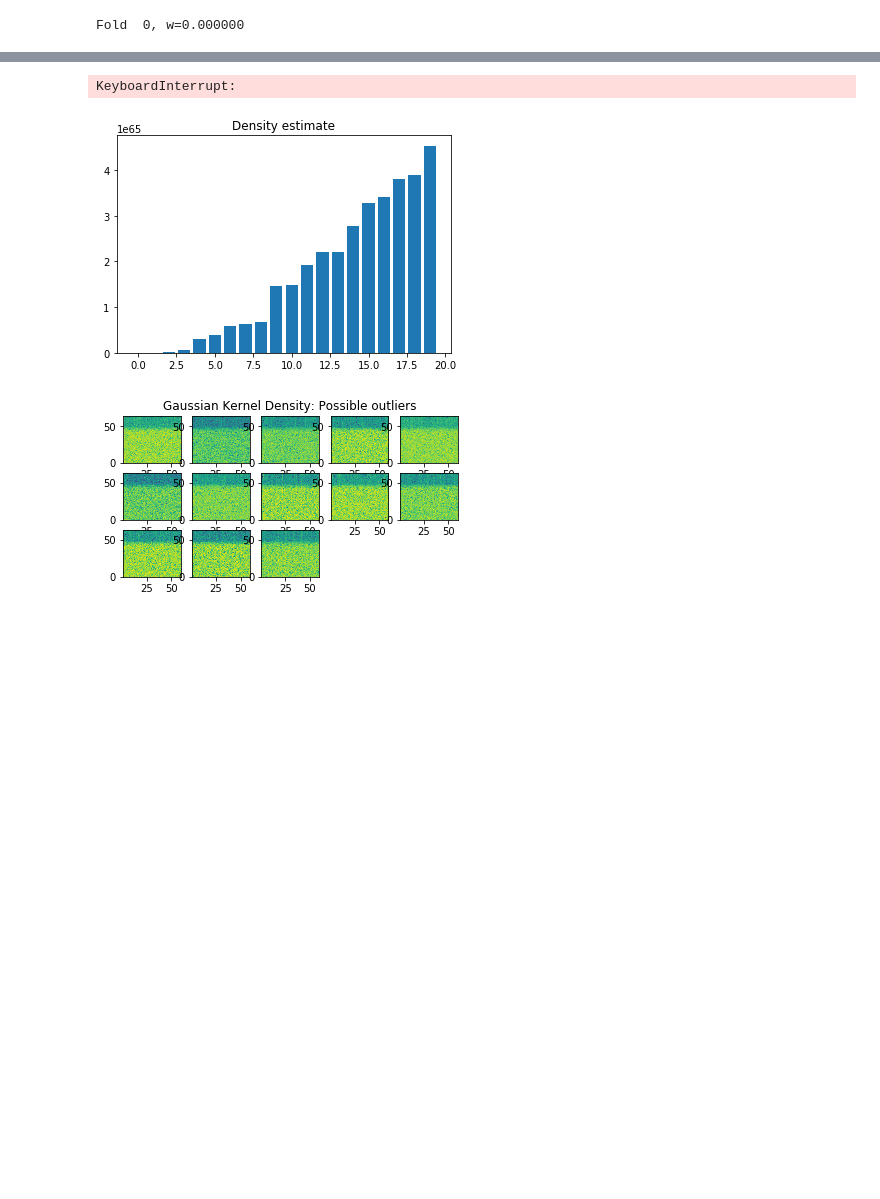
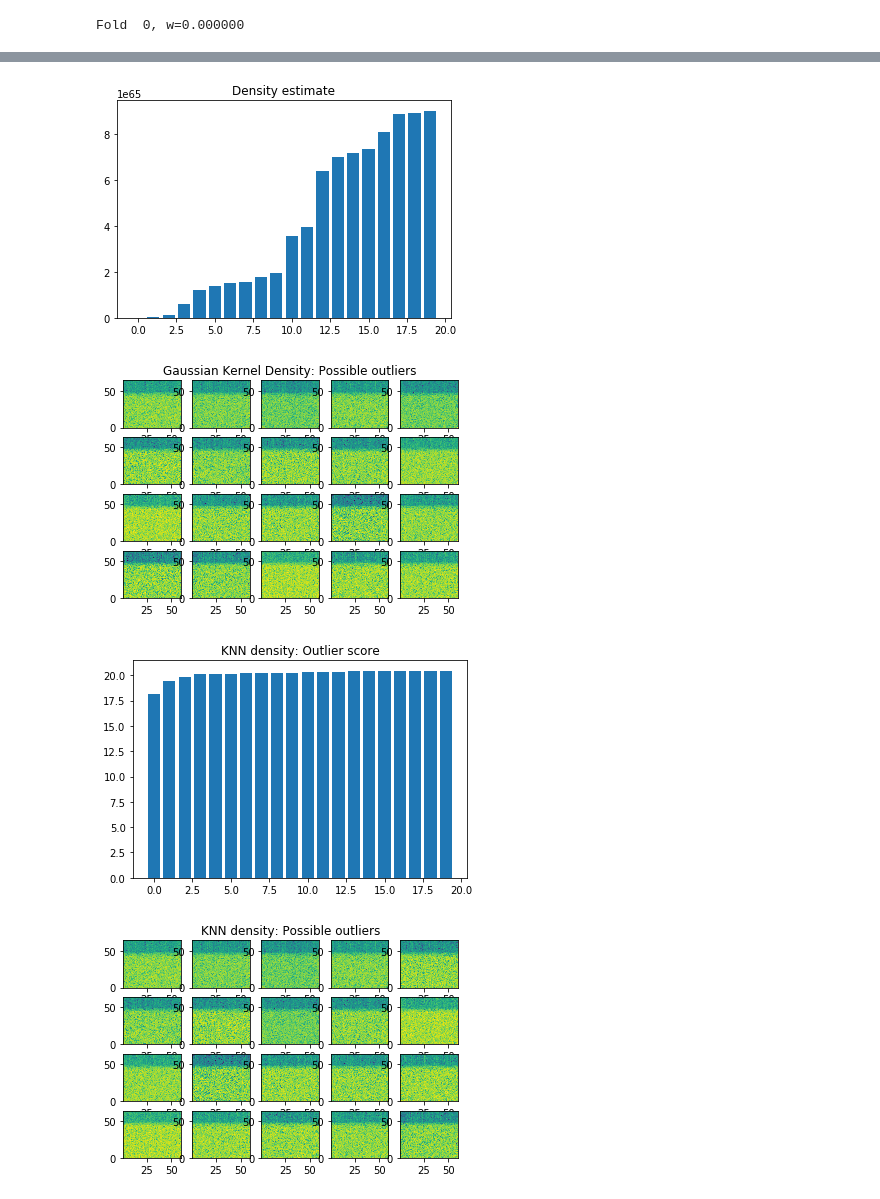
Before and after one commit to Wedenborg/DeepLearningProject, a Jupyter notebook: Data processing_plus_PCA.ipynb, the cells around one changed output, grey strips where cells are left out. Saved outputs shown, nothing was run; the diff lists cells and outputs as text; code cells hidden in the pictures; blank space fills up the shorter version.

```diff
--- a/Data processing_plus_PCA.ipynb
+++ b/Data processing_plus_PCA.ipynb
@@ -409,8 +405,8 @@ print('Optimal estimated width is: {0}'.format(width))
 density, log_density = gausKernelDensity(X,width)
 
 # Sort the densities
-i = (density.argsort(axis=0)).ravel()
-density = density[i].reshape(-1,)
+i_cv = (density.argsort(axis=0)).ravel()
+density = density[i_cv].reshape(-1,)
 
 # Plot density estimate of outlier score
 figure(1)
@@ -422,9 +418,11 @@ figure(2)
 for k in range(1,21):
     subplot(4,5,k)
     #imshow(np.reshape(X[i[k]], (N1,M1)).T, cmap=cm.binary)
-    plt.specgram(datatidlog[i[k],:], Fs = freq)
+    plt.specgram(datatidlog[i_cv[k],:], Fs = freq)
     if k==3: title('Gaussian Kernel Density: Possible outliers')
 plt.show()
+
+
 
 ### K-neighbors density estimator
 # Neighbor to use:
@@ -432,13 +430,13 @@ K = 5
 
 # Find the k nearest neighbors
 knn = NearestNeighbors(n_neighbors=K).fit(X)
-D, i = knn.kneighbors(X)
+D, i_knn = knn.kneighbors(X)
 
 density = 1./(D.sum(axis=1)/K)
 
 # Sort the scores
-i = density.argsort()
-density = density[i]
+i_knn = density.argsort()
+density = density[i_knn]
 
 # Plot k-neighbor estimate of outlier score (distances)
 figure(3)
@@ -449,7 +447,7 @@ figure(4)
 for k in range(1,21):
     subplot(4,5,k)
     #imshow(np.reshape(X[i[k]], (N1,M1)).T, cmap=cm.binary)
-    plt.specgram(datatidlog[i[k],:], Fs = freq)
+    plt.specgram(datatidlog[i_knn[k],:], Fs = freq)
     if k==3: title('KNN density: Possible outliers')
 
 
@@ -458,9 +456,9 @@ for k in range(1,21):
 # Compute the average relative density
 
 knn = NearestNeighbors(n_neighbors=K).fit(X)
-D, i = knn.kneighbors(X)
+D, i_avg_rel = knn.kneighbors(X)
 density = 1./(D.sum(axis=1)/K)
-avg_rel_density = density/(density[i[:,1:]].sum(axis=1)/K)
+avg_rel_density = density/(density[i_avg_rel[:,1:]].sum(axis=1)/K)
 
 # Sort the avg.rel.densities
 i_avg_rel = avg_rel_density.argsort()
@@ -475,7 +473,7 @@ figure(6)
 for k in range(1,21):
     subplot(4,5,k)
     #imshow(np.reshape(X[i[k]], (N1,M1)).T, cmap=cm.binary)
-    plt.specgram(datatidlog[i[k],:], Fs = freq)
+    plt.specgram(datatidlog[i_avg_rel[k],:], Fs = freq)
     if k==3: title('KNN average relative density: Possible outliers')
 
 
@@ -484,14 +482,14 @@ for k in range(1,21):
 K = 5
 
 # Find the k nearest neighbors
-knn = NearestNeighbors(n_neighbors=K).fit(X)
-D, i = knn.kneighbors(X)
+knn_5th = NearestNeighbors(n_neighbors=K).fit(X)
+D, i_5th = knn.kneighbors(X)
 
 # Outlier score
 score = D[:,K-1]
 # Sort the scores
-i = score.argsort()
-score = score[i[::-1]]
+i_5th = score.argsort()
+score = score[i_5th[::-1]]
 
 # Plot k-neighbor estimate of outlier score (distances)
 figure(7)
@@ -502,18 +500,18 @@ figure(8)
 for k in range(1,21):
     subplot(4,5,k)
     #imshow(np.reshape(X[i[k]], (N1,M1)).T, cmap=cm.binary)
-    plt.specgram(datatidlog[i[k],:], Fs = freq)
+    plt.specgram(datatidlog[i_5th[k],:], Fs = freq)
     if k==3: title('5th neighbor distance: Possible outliers')
 
 
 
 # Plot random digits (the first 20 in the data set), for comparison
-i = np.arange(len(y))
+l = np.arange(len(y))
 figure(9)
 for k in range(1,21):
     subplot(4,5,k);
     #imshow(np.reshape(X[i[k]], (N1,M1)).T, cmap=cm.binary)
-    plt.specgram(datatidlog[i[k],:], Fs = freq)
+    plt.specgram(datatidlog[l[k],:], Fs = freq)
     if k==3: title('Random digits from data set')
 show()
 # %% [output]
@@ -534,3 +532,4 @@ Optimal estimated width is: 3.193776341012372e-05
-KeyboardInterrupt:
-[figure, old version]
+[figure, new version]
-[figure, old version]
+[figure, new version]
+[figure, added]
+[figure, added]
```
Also changed, not shown: parts of 7 cells of this notebook.
